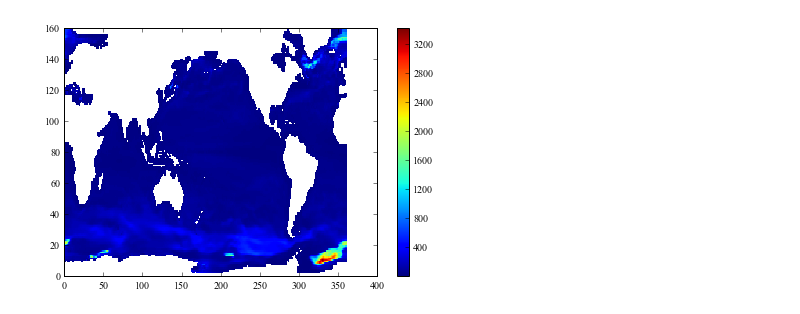
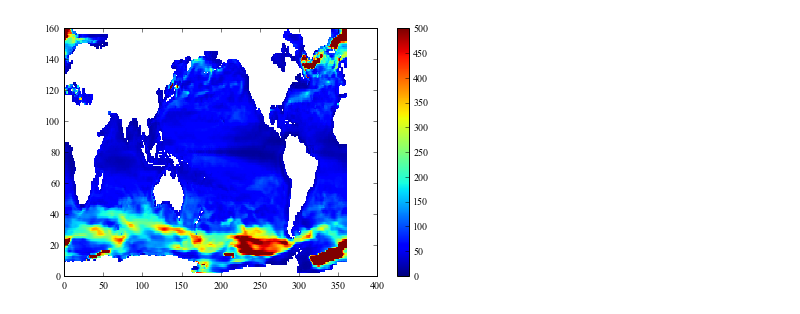
Before and after one commit to sophieclayton/model_comparison, a Jupyter notebook: python_figures/monthly_MLD.ipynb, the cells around one changed output. Cells and saved outputs as stored; diff of their text form; code cells hidden in the pictures.

```diff
--- a/python_figures/monthly_MLD.ipynb
+++ b/python_figures/monthly_MLD.ipynb
@@ -80,39 +79,42 @@ for it in its:
     # get pressure for each depth
 
     # calculate density using the seawater-1.0.3 package (UNESCO)
-    dens = sw.dens(salt,theta,0.)
+    dens = sw.dens(salt,theta, 0.)
     surfdens = dens[0,:,:]
     critdens = surfdens + 0.125
 
 
     for y in range(ny):
         for x in range(nx):
 
         # for k in range(kmax):
         # now need to find rho1 and rho2 that bound rhocrit and then interpolate to find mld
 
             r = (dens[:,y,x] > critdens[y,x]).nonzero()
 
             if len(r[0]) == 0:
                 zmld[i,y,x] += depthmax[y,x]
             else:
 
                 rho1 = dens[(r[0][0]-1),y,x]
                 rho2 = dens[(r[0][0]),y,x]
                 z1 = rc[(r[0][0]-1)]
                 z2 = rc[(r[0][0])]
 
                 zmld[i,y,x] += z1 + ((critdens[y,x] - rho1)*(z2 - z1))/(rho2 - rho1)
 #                print('zmld', zmld[y,x])
-    i =+ 1
+
+    if 1 % 10 == 0:
+        print i
+    i += 1
 
     # mld.astype('>f4').tofile('MLD.1999.{0:03d}.001.data'.format(its,itile+1))
 
 
 
 mld_mask = ma.masked_where(HFCR == 0, np.nanmean(zmld, 0), copy=False)
 plt.pcolor(mld_mask, shading = 'flat', vmin = 0, vmax = 500)
 plt.colorbar()
 plt.show()
 # %% [output]
-[figure, old version]
+[figure, new version]
```
Also changed, not shown: parts of 3 cells of this notebook.
